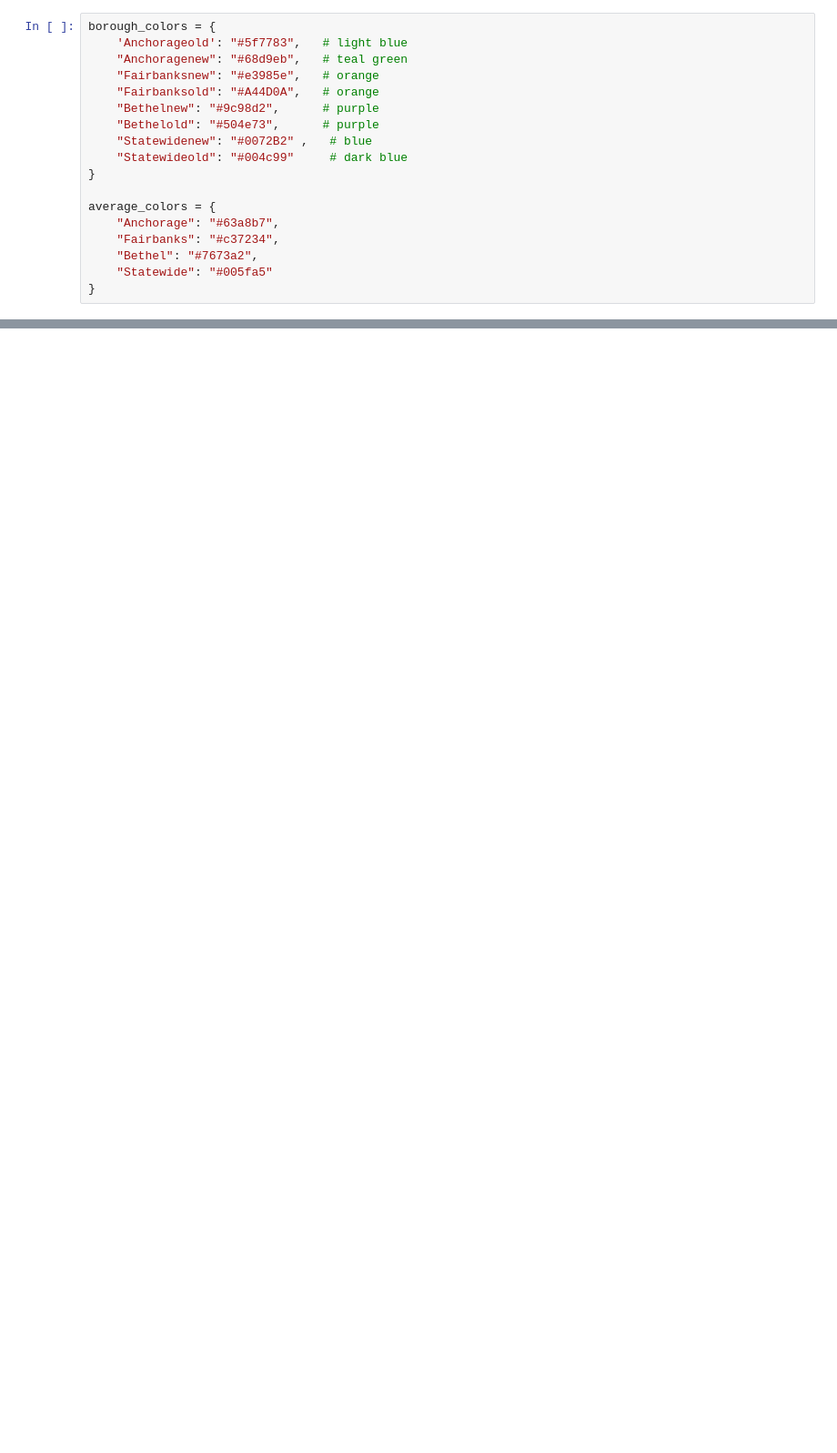
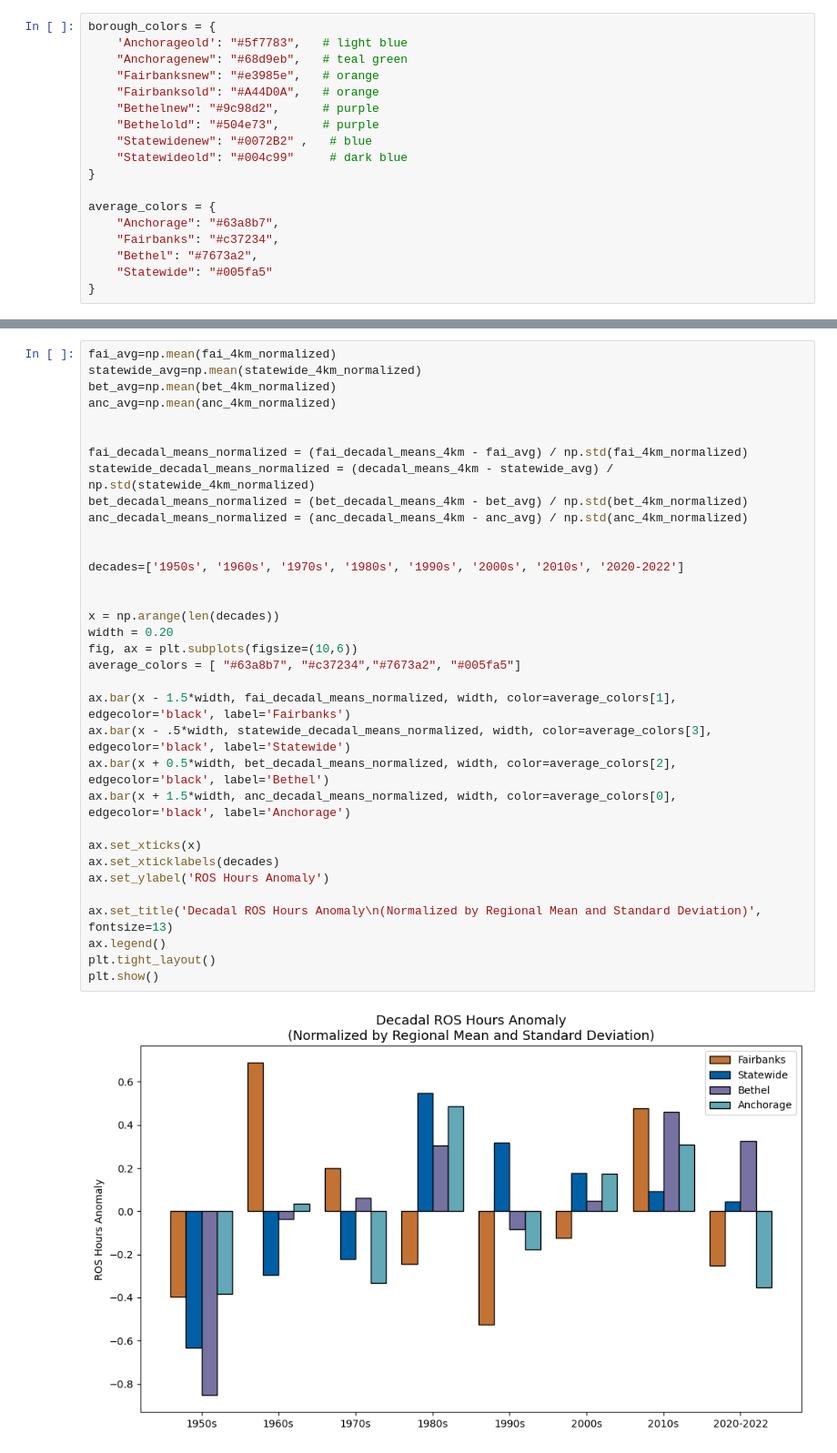
Before and after one commit to triciahutton/Rain-on-Snow-Analysis-, a Jupyter notebook: normalized_decadal_analysis.ipynb, the cells around one changed output, grey strips where cells are left out. Shown at 91% size. Cells and saved outputs as stored; diff of their text form; blank space fills up the shorter version.

```diff
--- a/normalized_decadal_analysis.ipynb
+++ b/normalized_decadal_analysis.ipynb
@@ -423,3 +284,39 @@ plt.show()
+# %%
+fai_avg=np.mean(fai_4km_normalized)
+statewide_avg=np.mean(statewide_4km_normalized)
+bet_avg=np.mean(bet_4km_normalized)
+anc_avg=np.mean(anc_4km_normalized)
+
+
+fai_decadal_means_normalized = (fai_decadal_means_4km - fai_avg) / np.std(fai_4km_normalized)
+statewide_decadal_means_normalized = (decadal_means_4km - statewide_avg) / np.std(statewide_4km_normalized)
+bet_decadal_means_normalized = (bet_decadal_means_4km - bet_avg) / np.std(bet_4km_normalized)
+anc_decadal_means_normalized = (anc_decadal_means_4km - anc_avg) / np.std(anc_4km_normalized)
+
+
+decades=['1950s', '1960s', '1970s', '1980s', '1990s', '2000s', '2010s', '2020-2022']
+
+
+x = np.arange(len(decades))
+width = 0.20
+fig, ax = plt.subplots(figsize=(10,6))
+average_colors = [ "#63a8b7", "#c37234","#7673a2", "#005fa5"]
+
+ax.bar(x - 1.5*width, fai_decadal_means_normalized, width, color=average_colors[1], edgecolor='black', label='Fairbanks')
+ax.bar(x - .5*width, statewide_decadal_means_normalized, width, color=average_colors[3], edgecolor='black', label='Statewide')
+ax.bar(x + 0.5*width, bet_decadal_means_normalized, width, color=average_colors[2], edgecolor='black', label='Bethel')
+ax.bar(x + 1.5*width, anc_decadal_means_normalized, width, color=average_colors[0], edgecolor='black', label='Anchorage')
+
+ax.set_xticks(x)
+ax.set_xticklabels(decades)
+ax.set_ylabel('ROS Hours Anomaly')
+
+ax.set_title('Decadal ROS Hours Anomaly\n(Normalized by Regional Mean and Standard Deviation)', fontsize=13)
+ax.legend()
+plt.tight_layout()
+plt.show()
+# %% [output]
+[figure, added]
 # %%
 average_colors = [ "#63a8b7", "#c37234","#7673a2", "#005fa5"]
 
```
Also changed, not shown: parts of 22 cells of this notebook, 5 other files.
